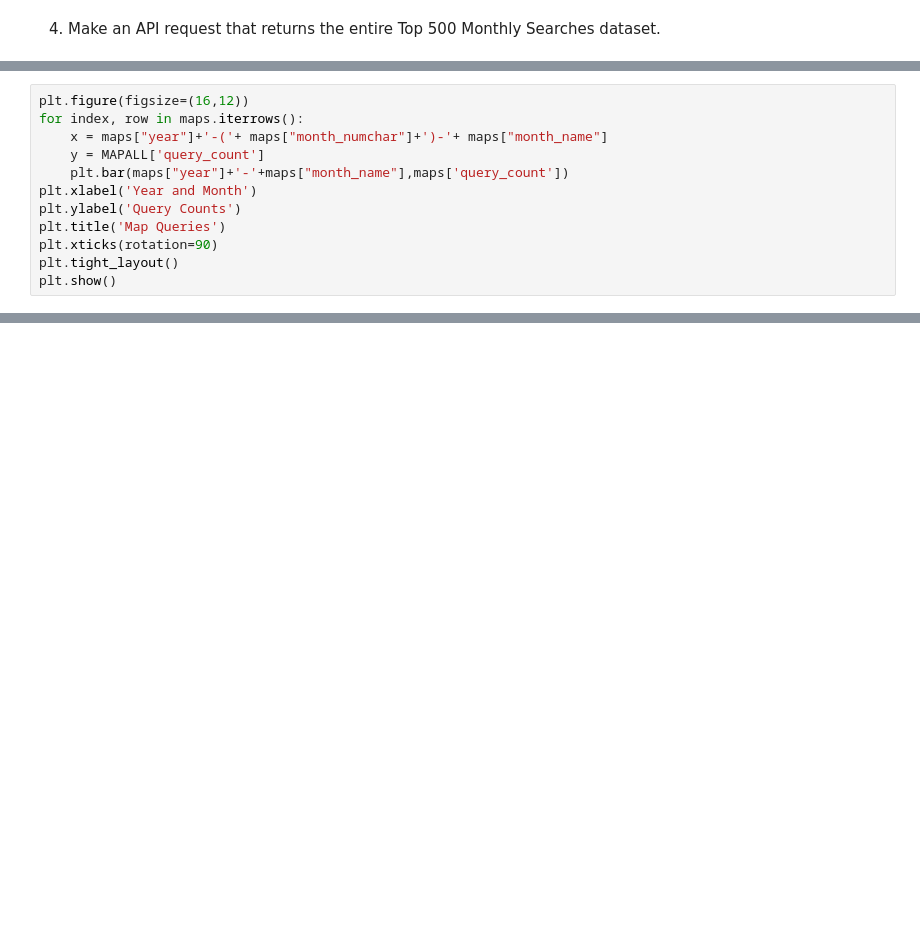
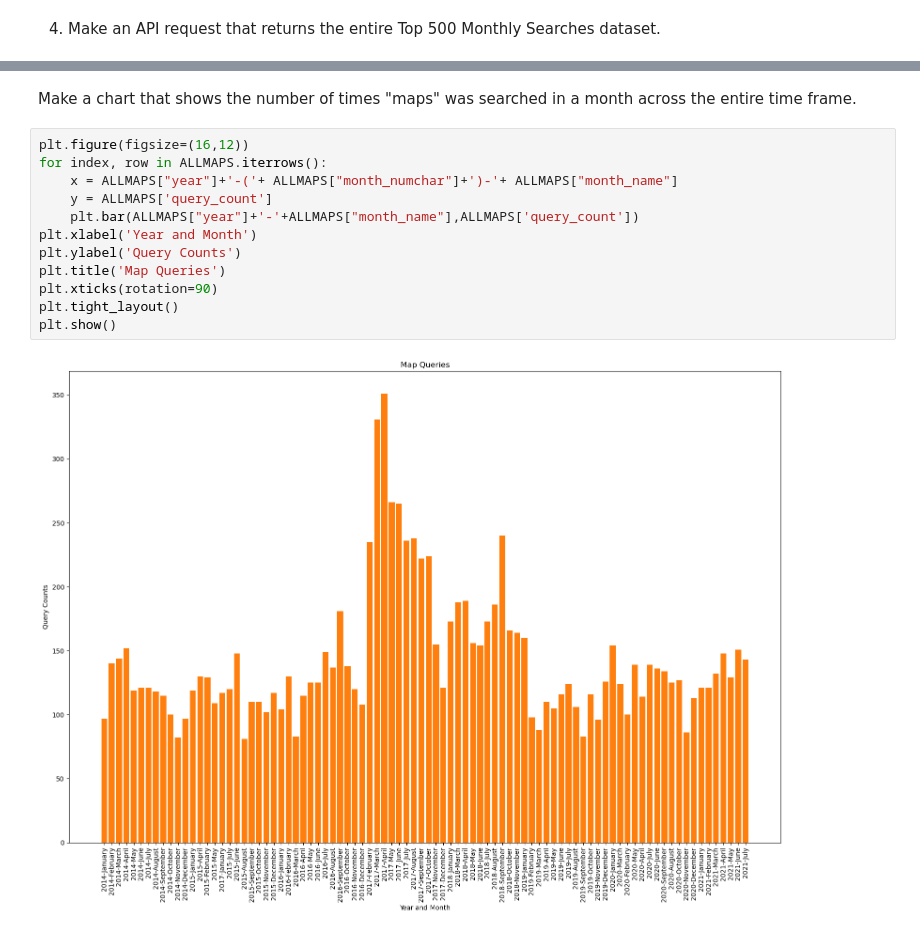
Before and after one commit to NSS-Data-Analytics-Cohort-10/api-HTMIV, a Jupyter notebook: notebooks/APIs.ipynb, the cells around one changed output, grey strips where cells are left out. Drawn from its saved outputs; the diff is of its cells as text; blank space fills up the shorter version.

```diff
--- a/notebooks/APIs.ipynb
+++ b/notebooks/APIs.ipynb
@@ -253,12 +135,0 @@ Make a chart that shows the number of times "maps" was searched in a month acros
-# %%
-plt.figure(figsize=(16,12))
-for index, row in maps.iterrows():
-    x = maps["year"]+'-('+ maps["month_numchar"]+')-'+ maps["month_name"]
-    y = MAPALL['query_count']
-    plt.bar(maps["year"]+'-'+maps["month_name"],maps['query_count'])
-plt.xlabel('Year and Month')
-plt.ylabel('Query Counts')
-plt.title('Map Queries')
-plt.xticks(rotation=90)
-plt.tight_layout()
-plt.show()
@@ -266,0 +232,16 @@ plt.show()
+# %% [markdown]
+Make a chart that shows the number of times "maps" was searched in a month across the entire time frame.
+# %%
+plt.figure(figsize=(16,12))
+for index, row in ALLMAPS.iterrows():
+    x = ALLMAPS["year"]+'-('+ ALLMAPS["month_numchar"]+')-'+ ALLMAPS["month_name"]
+    y = ALLMAPS['query_count']
+    plt.bar(ALLMAPS["year"]+'-'+ALLMAPS["month_name"],ALLMAPS['query_count'])
+plt.xlabel('Year and Month')
+plt.ylabel('Query Counts')
+plt.title('Map Queries')
+plt.xticks(rotation=90)
+plt.tight_layout()
+plt.show()
+# %% [output]
+[figure, added]
```
Also changed, not shown: parts of 15 cells of this notebook.
